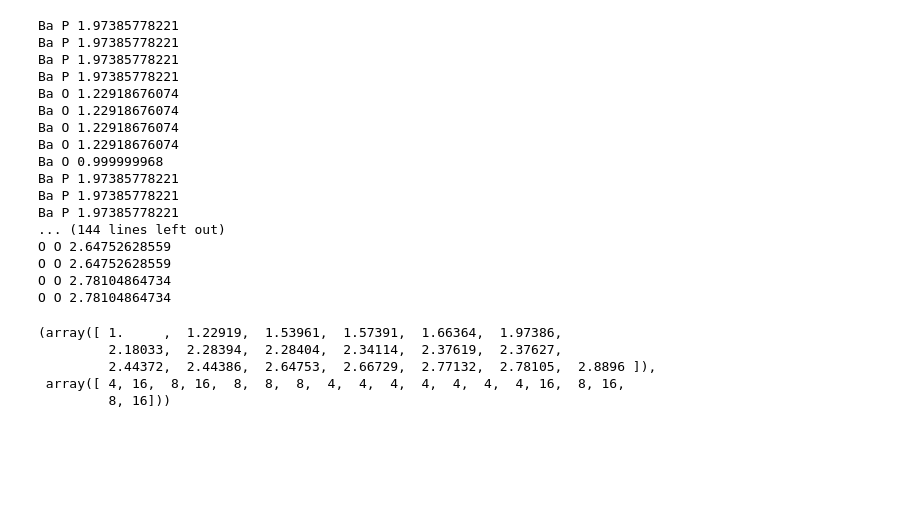
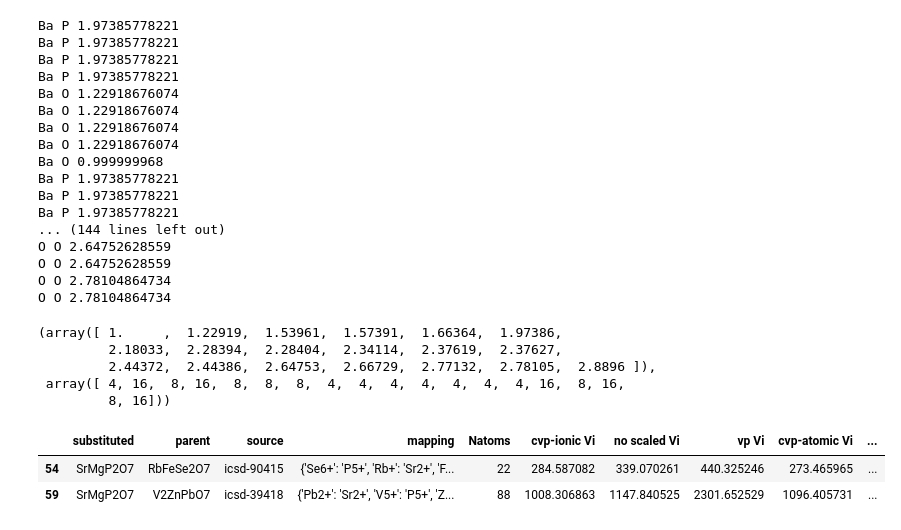
Before and after one commit to sayanroyc/HackingMaterials, a Jupyter notebook: VolumePredictor/computed_vs_predicted_vol.ipynb, the cells around one changed output. Cells and saved outputs as stored; diff of their text form; code cells hidden in the pictures; blank space fills up the shorter version.

```diff
--- a/VolumePredictor/computed_vs_predicted_vol.ipynb
+++ b/VolumePredictor/computed_vs_predicted_vol.ipynb
@@ -178,3 +178,10 @@ np.unique(ratios.round(decimals=5), return_counts=True)
          2.44372,  2.44386,  2.64753,  2.66729,  2.77132,  2.78105,  2.8896 ]),
  array([ 4, 16,  8, 16,  8,  8,  8,  4,  4,  4,  4,  4,  4,  4, 16,  8, 16,
          8, 16]))
+# %%
+testtest=df[df['substituted']=='SrMgP2O7']
+testtest
+# %% [output]
+|  | substituted | parent | source | mapping | Natoms | cvp-ionic Vi | no scaled Vi | vp Vi | cvp-atomic Vi | ... |
+| 54 | SrMgP2O7 | RbFeSe2O7 | icsd-90415 | {'Se6+': 'P5+', 'Rb+': 'Sr2+', 'F... | 22 | 284.587082 | 339.070261 | 440.325246 | 273.465965 | ... |
+| 59 | SrMgP2O7 | V2ZnPbO7 | icsd-39418 | {'Pb2+': 'Sr2+', 'V5+': 'P5+', 'Z... | 88 | 1008.306863 | 1147.840525 | 2301.652529 | 1096.405731 | ... |
```
